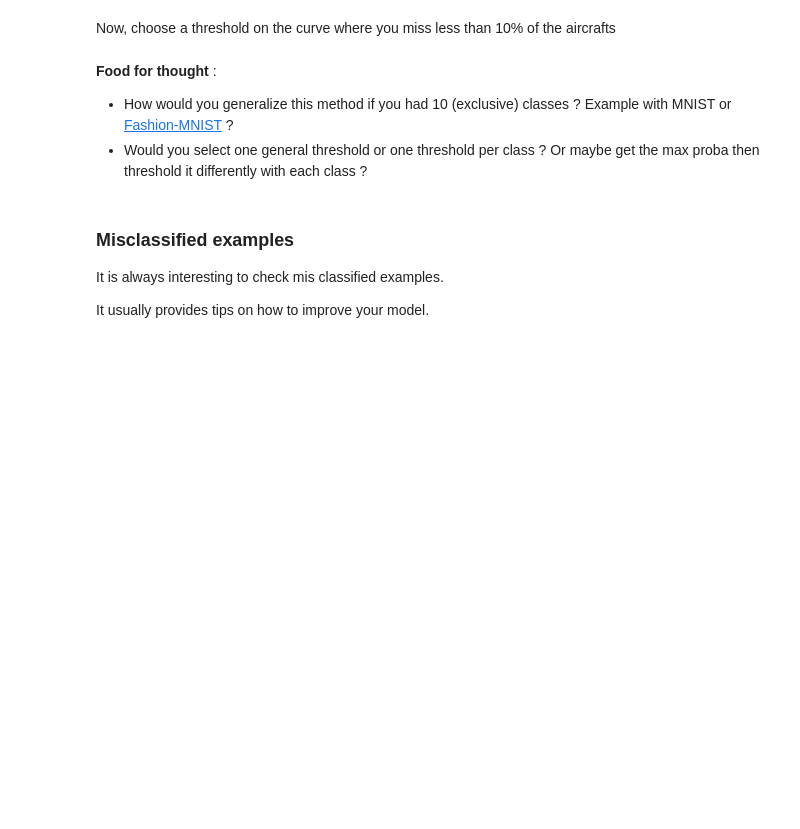
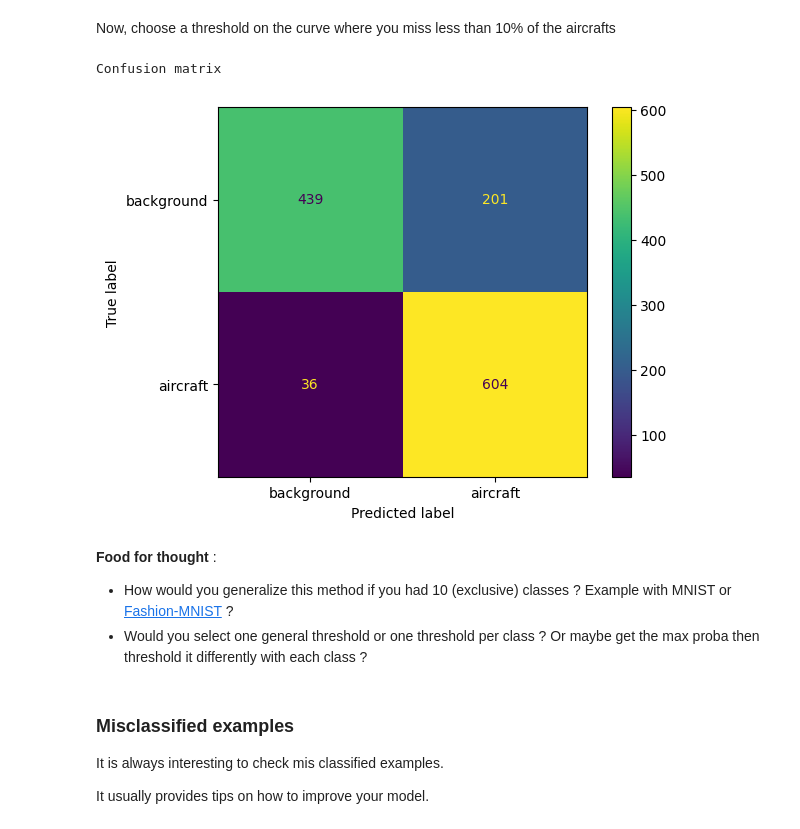
Before and after one commit to HR-Supaero/deep-learning, a Jupyter notebook: vision/1_hands_on.ipynb, the cells around one changed output. Drawn from its saved outputs; the diff is of its cells as text; code cells hidden in the pictures; blank space fills up the shorter version.

```diff
--- a/vision/1_hands_on.ipynb
+++ b/vision/1_hands_on.ipynb
@@ -1168,22 +1215,25 @@ plt.show()
 # %% [markdown]
 Now, choose a threshold on the curve where you miss less than 10% of the aircrafts
 # %%
-selected_threshold = ...
+selected_threshold = 0.1
 
 print("Confusion matrix")
 
 y_pred_classes = y_pred_probas >= selected_threshold
 
 cm = confusion_matrix(y_true, y_pred_classes)
 
 disp = ConfusionMatrixDisplay(
     confusion_matrix=cm, display_labels=["background", "aircraft"]
 )
 
 disp.plot()
 plt.show()
 
 # How did the confusion matrix evolve ? Does it match your intuition ?
+# %% [output]
+Confusion matrix
+[figure, added]
 # %% [markdown]
 **Food for thought** :
 - How would you generalize this method if you had 10 (exclusive) classes ? Example with MNIST or [Fashion-MNIST](https://github.com/zalandoresearch/fashion-mnist) ?
```
Also changed, not shown: parts of 8 cells of this notebook.
